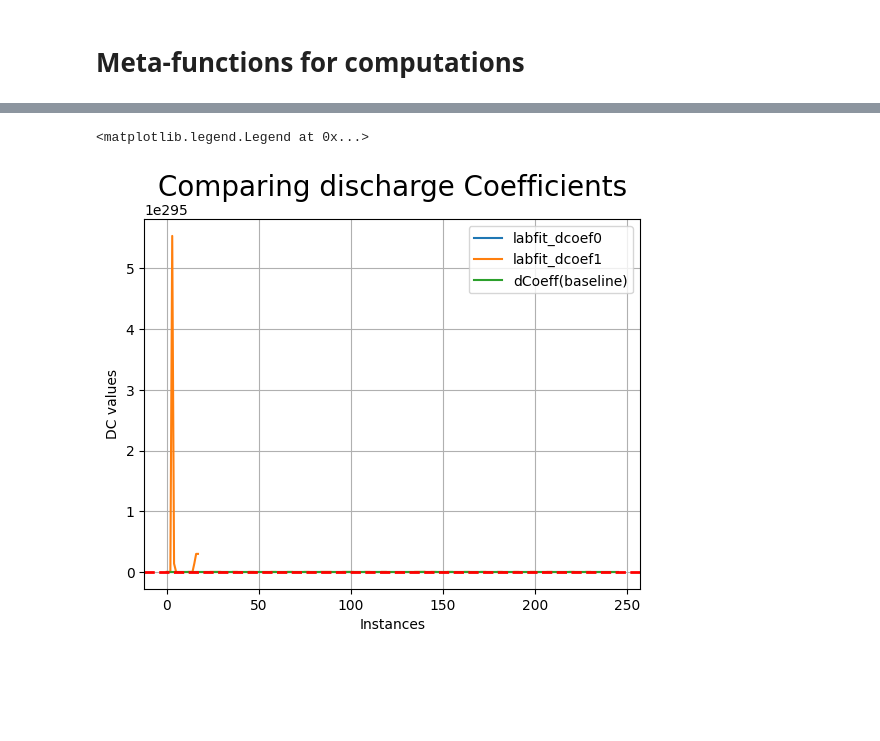
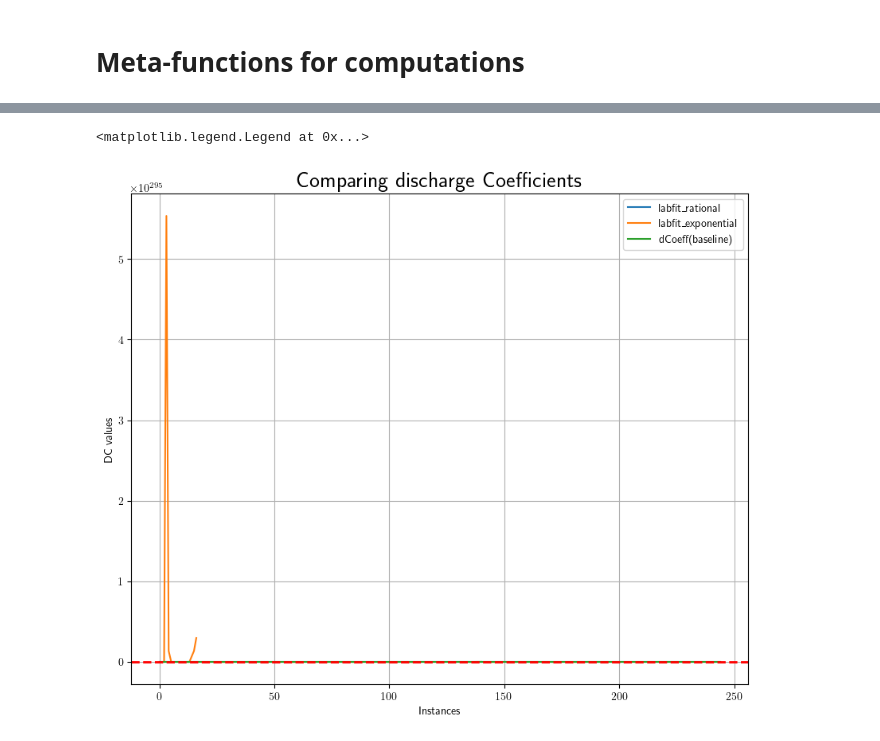
Before and after one commit to duutabib/faceofLastmileICT, a Jupyter notebook: labFit/labfitChecks.ipynb, the cells around one changed output, grey strips where cells are left out. Drawn from its saved outputs; the diff is of its cells as text; code cells hidden in the pictures; blank space fills up the shorter version.

```diff
--- a/labFit/labfitChecks.ipynb
+++ b/labFit/labfitChecks.ipynb
@@ -2,10 +2,23 @@
 # Loading modules
 # %%
 import csv
+
+import numpy as np
 import pandas as pd
-import numpy as np
+import statsmodels.api as sm
+
+from numpy import trapz
+from matplotlib import pyplot as plt
+from scipy.optimize import curve_fit
+from scipy.integrate import simpson
+from sklearn.tree import DecisionTreeRegressor
 from sklearn.linear_model import LinearRegression
-from matplotlib import pyplot as plt
+
+
+from sklearn.gaussian_process import GaussianProcessRegressor
+from sklearn.gaussian_process.kernels import RBF, ConstantKernel as C
+
+plt.rcParams['text.usetex'] = True
 # %% [markdown]
 # Loading the data
 # %%
@@ -47,6 +115,10 @@ Index(['Static Pressure', 'LPM_Rota', 'temp_mcu', 'Static_Pa', 'SP_mV',
 # labfit_best1 : Y=A/X2+B*EXP(C*X1)+D/X2**2
 # labfit_best0 : Y=A*X1**(B*X2**C)+D/X2
 
+# Reduced Chi_squared
+R00 = 0.136442E-01
+R01 = 0.967780E-02
+
 labfit1 = lambda row: A*row.Differential_Pa + B*np.exp(C*row.Static_Pa) + D/row.Differential_Pa**2
 labfit0 = lambda row: A*row.Differential_Pa**(B*row.Static_Pa**C) + D/row.Static_Pa
 
@@ -55,7 +127,11 @@ labfit1_scaled = lambda row: A*row.DP_scale + B*np.exp(C*row.SP_scale) + D/(row.
 labfit0_scaled = lambda row: A*row.DP_scale**(B*row.SP_scale**C) + D/(row.SP_scale + epsilon)
 
 
-LPM_rota_normalization = lambda row: row.LPM_Rota *( row.Static_Pa + output_lpm)/ output_lpm*(Tsb/(row.temp_mcu + c))
+LPM_rota_normalization = lambda row: row.LPM_Rota *(row.Static_Pa + output_lpm) / (output_lpm*(Tn/(row.temp_mcu + KCorrection)))
 SB_lpm = lambda row: row.Flow_lph/60
+
+
+def flow_amounts(dcoeff, Differential_Pa):
+    return dcoeff*A2*np.sqrt(2*Differential_Pa)/(r0*(A2/A1)**2)
 # %% [markdown]
 # Computing desired variables to from system
@@ -66,7 +141,7 @@ data0['labfit_dcoef0'] = data0.apply(labfit0, axis=1)
 data0['labfit_dcoef1'] = data0.apply(labfit1, axis=1)
 
 
-#
+#  some transformations a
 data0['LPM_rota_norm'] = data0.apply(LPM_rota_normalization, axis=1)
 data0['SB_lpm'] = data0.apply(SB_lpm, axis=1)
 data0['dcoef0'] = data0['LPM_rota_norm']/data0['SB_lpm']
@@ -80,3 +155,9 @@ data0['DP_scale'] =  (data0.Differential_Pa - min(data0.Differential_Pa))/ (max(
 # scaled results
 data0['dc_lfs0'] = data0.apply(labfit0_scaled, axis=1)
 data0['dc_lfs1'] = data0.apply(labfit1_scaled, axis=1)
+
+
+# map high values in exponential fit to 0
+data0['labfit_dcoef1_mapp']= data0['labfit_dcoef1'].map({np.inf: 0})
+# %%
+data0.drop_duplicates(inplace=True)
@@ -91,15 +203,16 @@ Index(['Static Pressure', 'LPM_Rota', 'temp_mcu', 'Static_Pa', 'SP_mV',
       dtype='object')
 # %%
-plt.plot(data0['labfit_dcoef0'], label='labfit_dcoef0')
-plt.plot(data0['labfit_dcoef1'], label='labfit_dcoef1')
+plt.figure(figsize=(10, 8))
+plt.plot(data0['labfit_dcoef0'], label='labfit_rational')
+plt.plot(data0['labfit_dcoef1'], label='labfit_exponential')
 plt.plot(data0['dcoef0'], label='dCoeff(baseline)')
 plt.axhline(y=1, linestyle='--', color='red', linewidth=2.0)
 plt.title('Comparing discharge Coefficients', fontsize=20)
 plt.xlabel('Instances', fontsize=10)
 plt.ylabel('DC values', fontsize=10)
 plt.grid(True)
 plt.legend()
 #plt.plot(data['labfit0']/data['Static_Pa'])
 # %% [output]
 <matplotlib.legend.Legend at 0x...>
-[figure, old version]
+[figure, new version]
```
Also changed, not shown: parts of 116 cells of this notebook.
